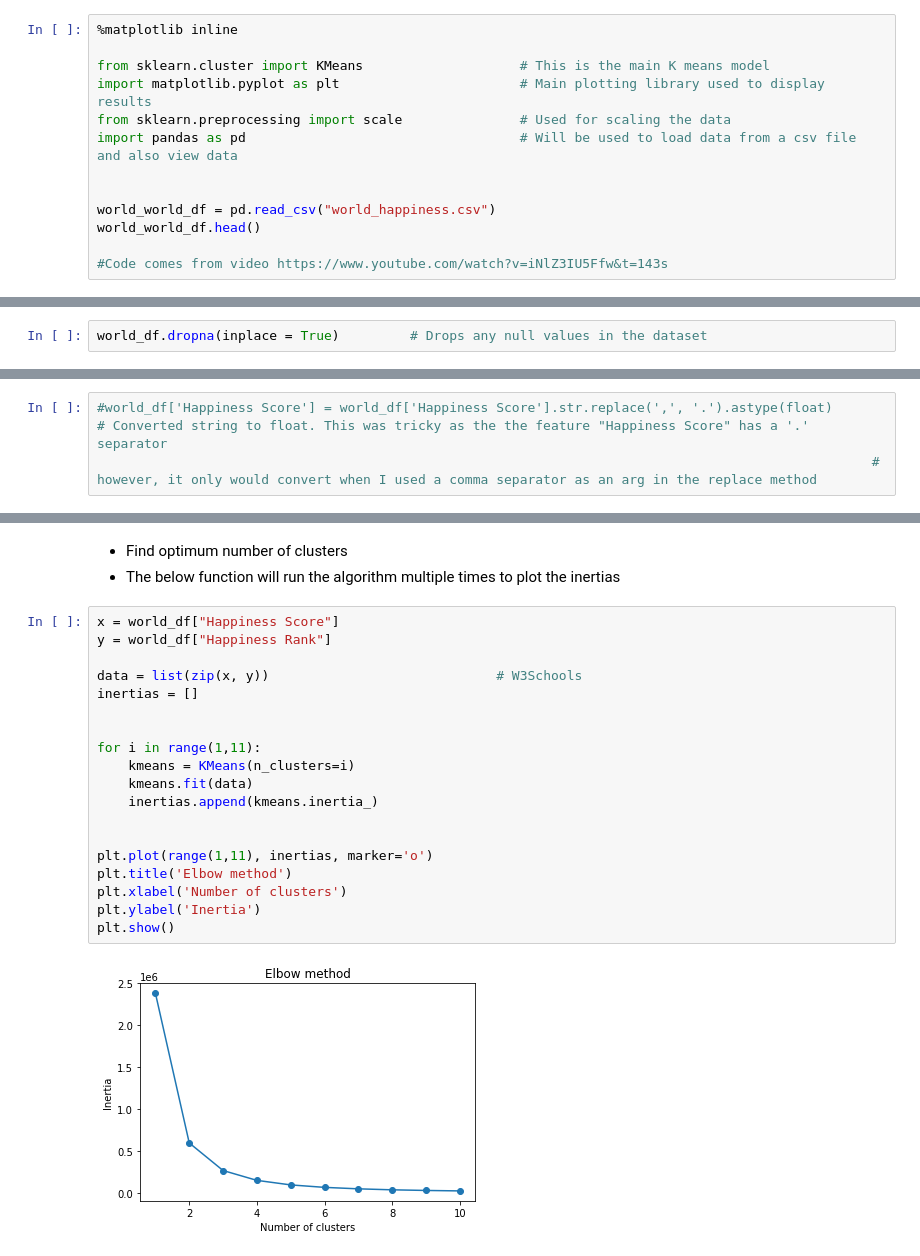
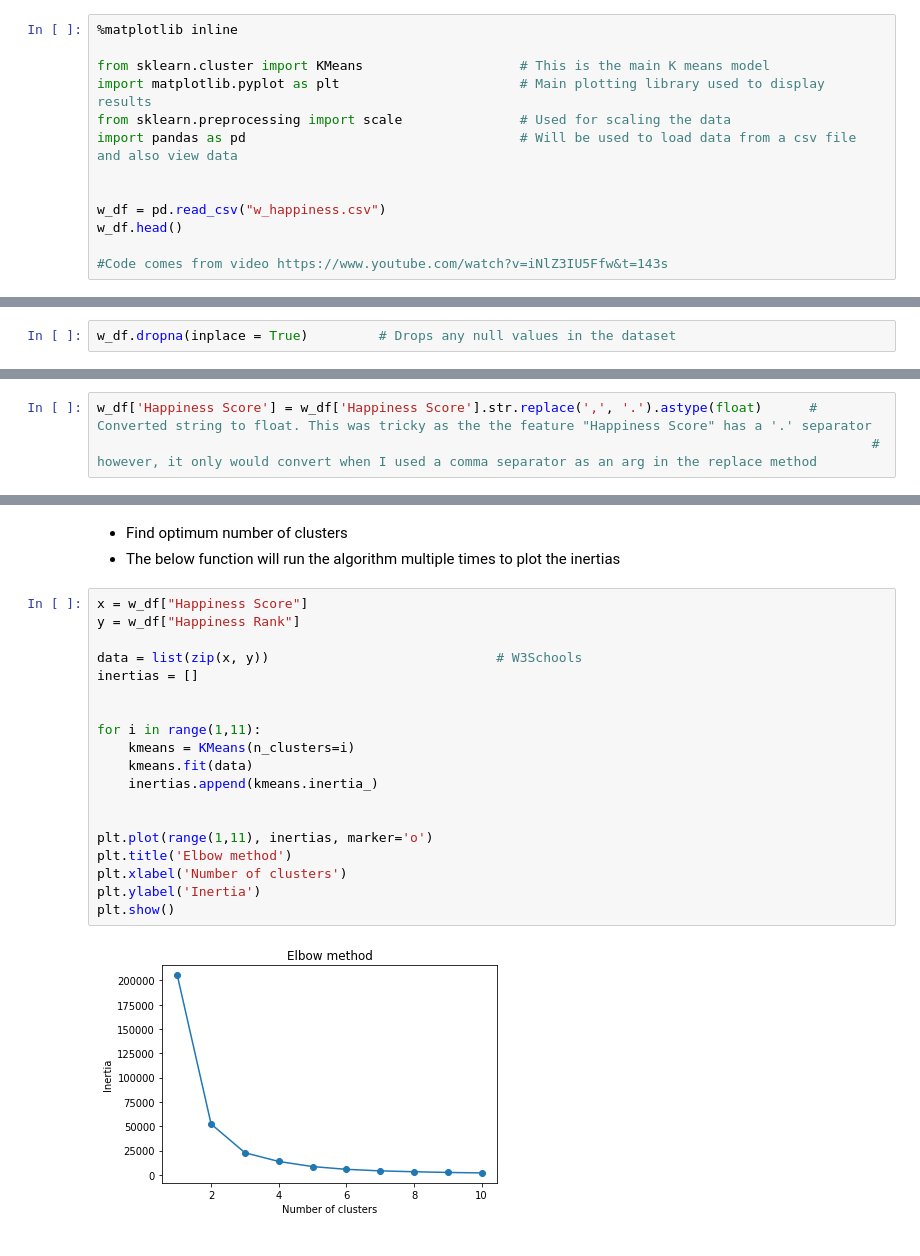
Before and after one commit to ConorDataHub/ML_Algorithm_Assignment, a Jupyter notebook: 7KMeansClustering.ipynb, the cells around one changed output, grey strips where cells are left out. Drawn from its saved outputs; the diff is of its cells as text.

```diff
--- a/7KMeansClustering.ipynb
+++ b/7KMeansClustering.ipynb
@@ -11,8 +11,8 @@ from sklearn.preprocessing import scale               # Used for scaling the dat
 import pandas as pd                                   # Will be used to load data from a csv file and also view data
 
 
-world_world_df = pd.read_csv("world_happiness.csv")
-world_world_df.head()
+w_df = pd.read_csv("w_happiness.csv")
+w_df.head()
 
 #Code comes from video https://www.youtube.com/watch?v=iNlZ3IU5Ffw&t=143s
 # %% [output]
@@ -25,5 +25,5 @@ world_world_df.head()
 # %% [markdown]
 We'll use k-means to rediscover these clusters in unsupervised learning:
 # %%
-world_df.dropna(inplace = True)         # Drops any null values in the dataset
+w_df.dropna(inplace = True)         # Drops any null values in the dataset
 # %%
@@ -57,5 +56,5 @@ labels                             int32
 dtype: object
 # %%
-#world_df['Happiness Score'] = world_df['Happiness Score'].str.replace(',', '.').astype(float)      # Converted string to float. This was tricky as the the feature "Happiness Score" has a '.' separator
+w_df['Happiness Score'] = w_df['Happiness Score'].str.replace(',', '.').astype(float)      # Converted string to float. This was tricky as the the feature "Happiness Score" has a '.' separator
                                                                                                    # however, it only would convert when I used a comma separator as an arg in the replace method
 # %%
@@ -79,26 +77,26 @@ dtype: object
 - Find optimum number of clusters
 - The below function will run the algorithm multiple times to plot the inertias
 # %%
-x = world_df["Happiness Score"]
-y = world_df["Happiness Rank"]
+x = w_df["Happiness Score"]
+y = w_df["Happiness Rank"]
 
 data = list(zip(x, y))                             # W3Schools
 inertias = []
 
 
 for i in range(1,11):
     kmeans = KMeans(n_clusters=i)
     kmeans.fit(data)
     inertias.append(kmeans.inertia_)
 
 
 plt.plot(range(1,11), inertias, marker='o')
 plt.title('Elbow method')
 plt.xlabel('Number of clusters')
 plt.ylabel('Inertia')
 plt.show()
 # %% [output]
-[figure, old version]
+[figure, new version]
 # %%
 kmeans = KMeans(n_clusters=3)         # The above graph shows that 3 on the x axis is a good cluster value as the inertia becomes more linear at this point
 kmeans.fit(data)
```
Also changed, not shown: parts of 5 cells of this notebook.
